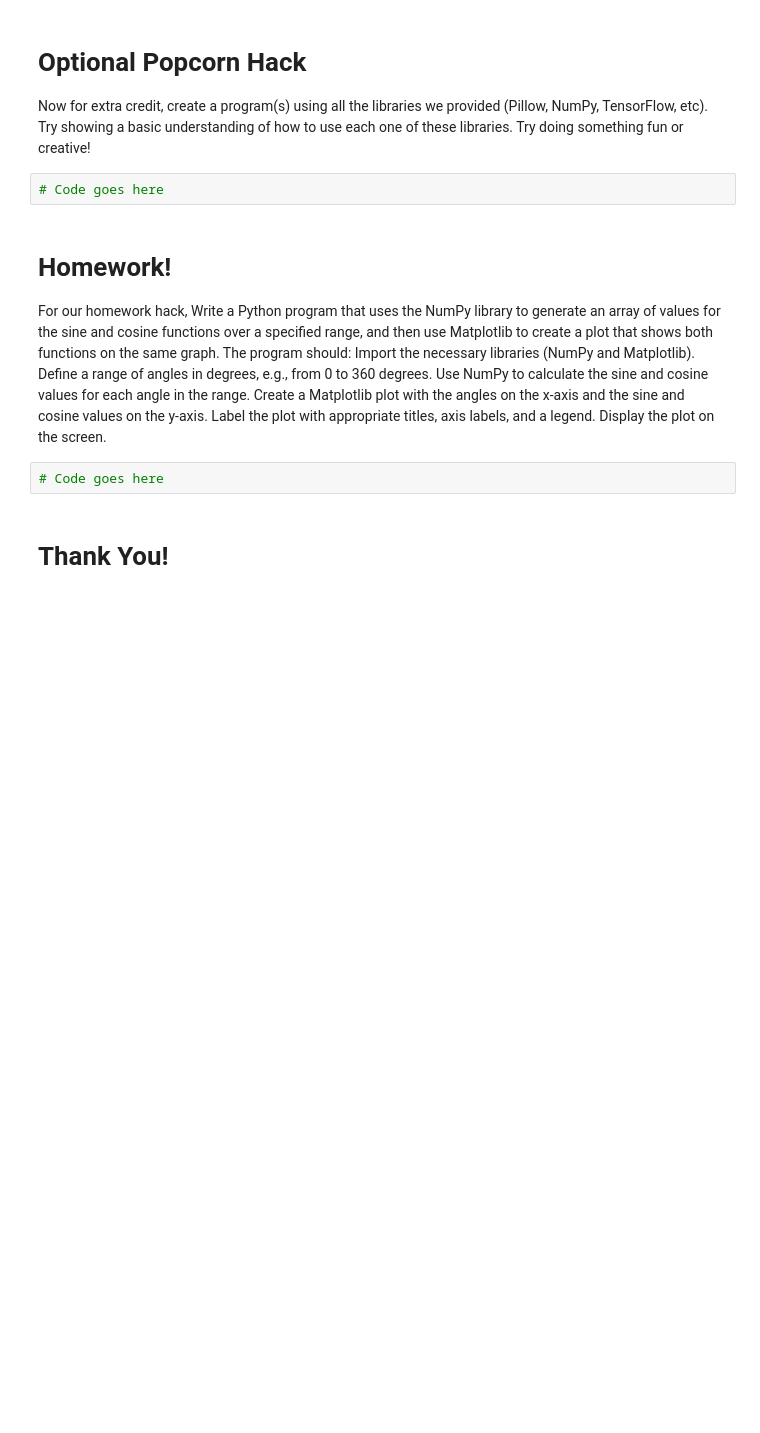
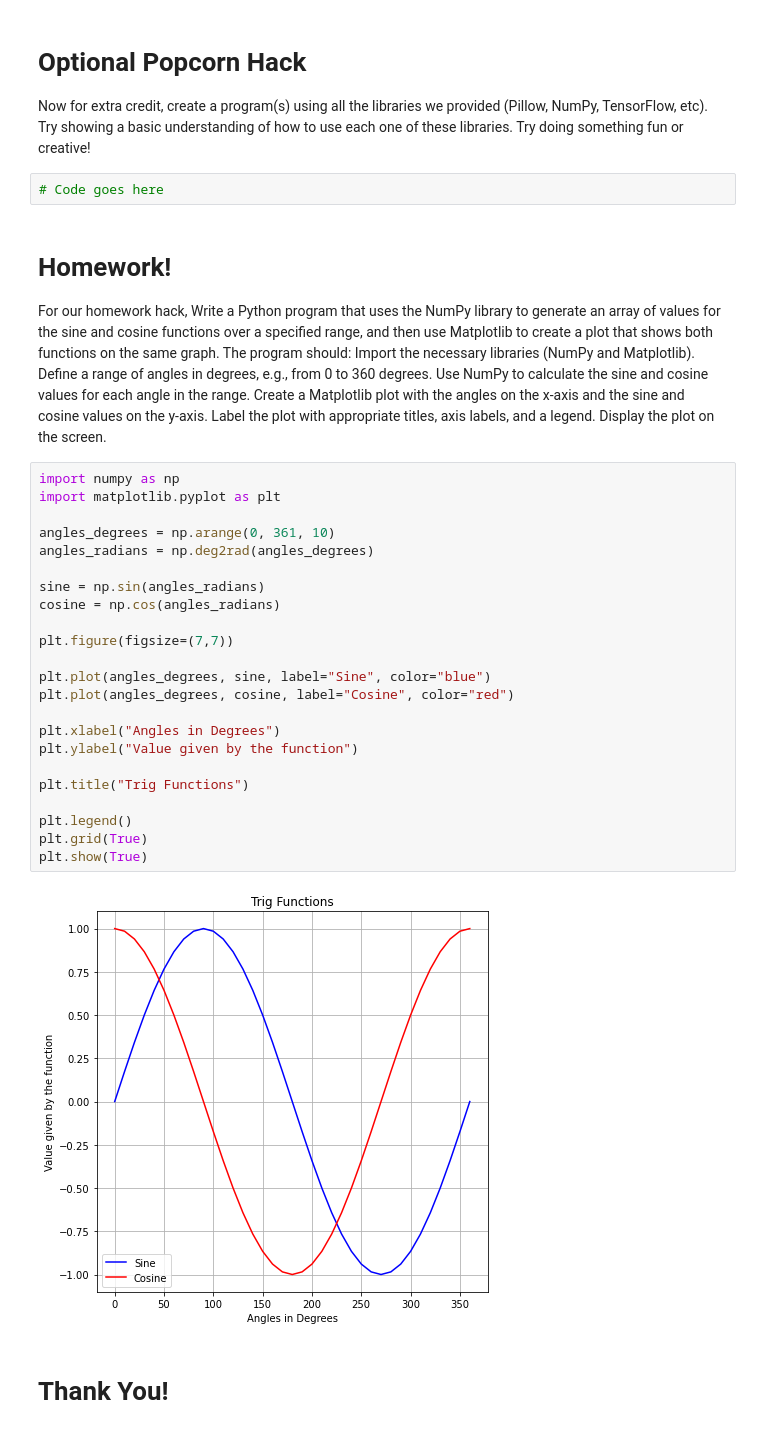
Before and after one commit to Th35py27/CSP, a Jupyter notebook: _notebooks/2023-10-21-teamteach.ipynb, the cells around one changed output. Cells and saved outputs as stored; diff of their text form; blank space fills up the shorter version.

```diff
--- a/_notebooks/2023-10-21-teamteach.ipynb
+++ b/_notebooks/2023-10-21-teamteach.ipynb
@@ -140,7 +141,30 @@ Use NumPy to calculate the sine and cosine values for each angle in the range.
 Create a Matplotlib plot with the angles on the x-axis and the sine and cosine values on the y-axis.
 Label the plot with appropriate titles, axis labels, and a legend.
 Display the plot on the screen.
-# %%
-# Code goes here
+# %%
+import numpy as np
+import matplotlib.pyplot as plt
+
+angles_degrees = np.arange(0, 361, 10)
+angles_radians = np.deg2rad(angles_degrees)
+
+sine = np.sin(angles_radians)
+cosine = np.cos(angles_radians)
+
+plt.figure(figsize=(7,7))
+
+plt.plot(angles_degrees, sine, label="Sine", color="blue")
+plt.plot(angles_degrees, cosine, label="Cosine", color="red")
+
+plt.xlabel("Angles in Degrees")
+plt.ylabel("Value given by the function")
+
+plt.title("Trig Functions")
+
+plt.legend()
+plt.grid(True)
+plt.show(True)
+# %% [output]
+[figure, added]
 # %% [markdown]
 <h1>Thank You!</h1>
```
Also changed, not shown: parts of 3 cells of this notebook.
